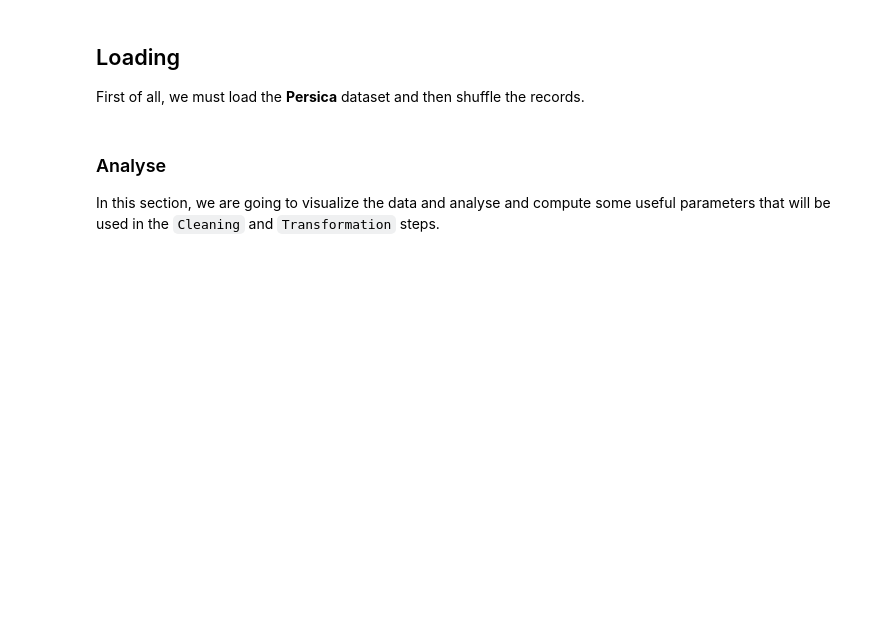
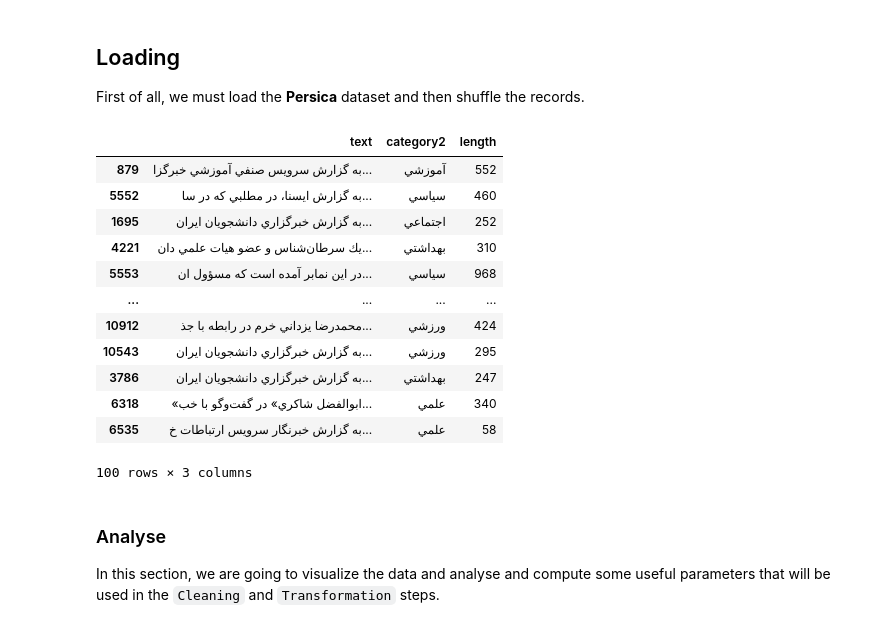
Before and after one commit to ckoliber/nlpexercises, a Jupyter notebook: src/exercise5.ipynb, the cells around one changed output. Drawn from its saved outputs; the diff is of its cells as text; code cells hidden in the pictures; blank space fills up the shorter version.

```diff
--- a/src/exercise5.ipynb
+++ b/src/exercise5.ipynb
@@ -65,3 +34,27 @@ dataset = Dataset.from_pandas(data_frame)
+# %%
+corpus = hazm.PersicaReader(csv_file="../lib/persica.csv")
+
+data_frame = pd.DataFrame(corpus.docs())
+data_frame = data_frame.sample(frac=1, random_state=313)
+data_frame = data_frame.filter(["text", "category2"]).head(n=100)
+
+data_frame["length"] = data_frame["text"].apply(lambda text : len(hazm.word_tokenize(text)))
+
+data_frame
+# %% [output]
+|  | text | category2 | length |
+| 879 | به گزارش سرويس صنفي آموزشي خبرگزا... | آموزشي | 552 |
+| 5552 | به گزارش ايسنا، در مطلبي كه در سا... | سياسي | 460 |
+| 1695 | به گزارش خبرگزاري دانشجويان ايران... | اجتماعي | 252 |
+| 4221 | يك سرطان‌شناس و عضو هيات علمي دان... | بهداشتي | 310 |
+| 5553 | در اين نمابر آمده است كه مسؤول ان... | سياسي | 968 |
+| ... | ... | ... | ... |
+| 10912 | محمدرضا يزداني خرم در رابطه با جذ... | ورزشي | 424 |
+| 10543 | به گزارش خبرگزاري دانشجويان ايران... | ورزشي | 295 |
+| 3786 | به گزارش خبرگزاري دانشجويان ايران... | بهداشتي | 247 |
+| 6318 | «ابوالفضل شاكري» در گفت‌وگو با خب... | علمي | 340 |
+| 6535 | به گزارش خبرنگار سرويس ارتباطات خ... | علمي | 58 |
+100 rows × 3 columns
 # %% [markdown]
 ### Analyse
 
```
Also changed, not shown: parts of 20 cells of this notebook.
